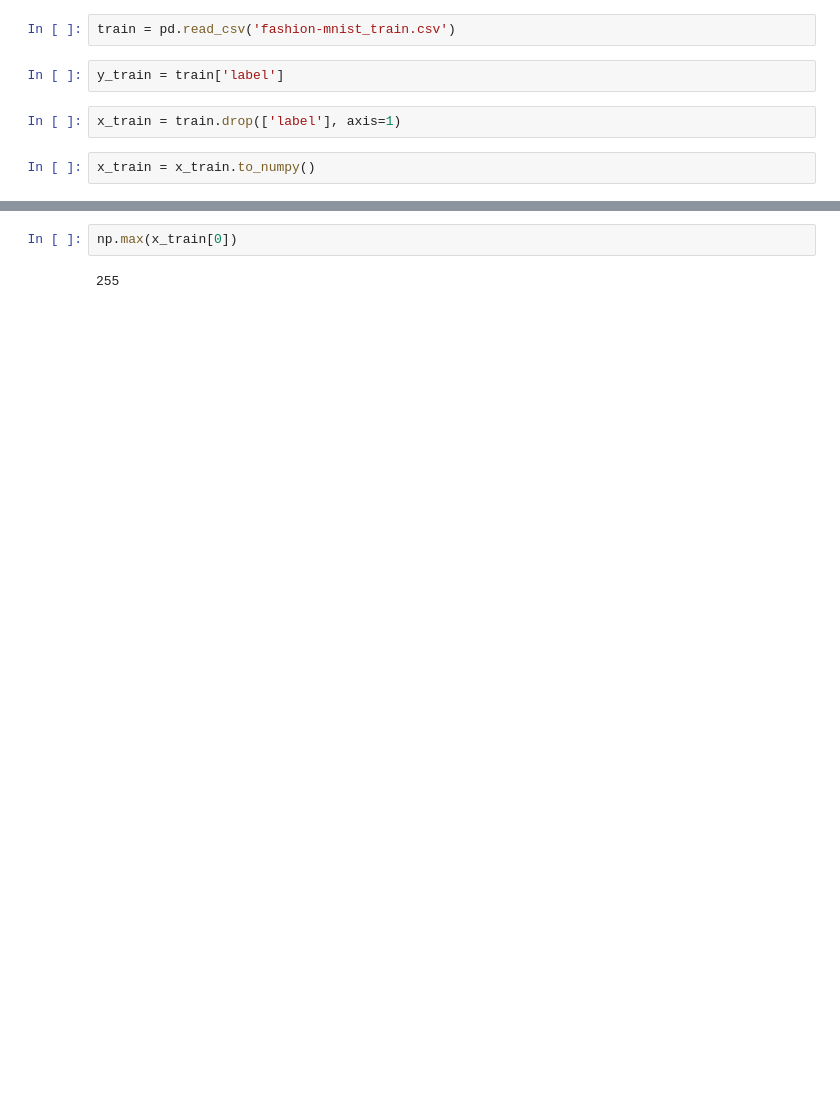
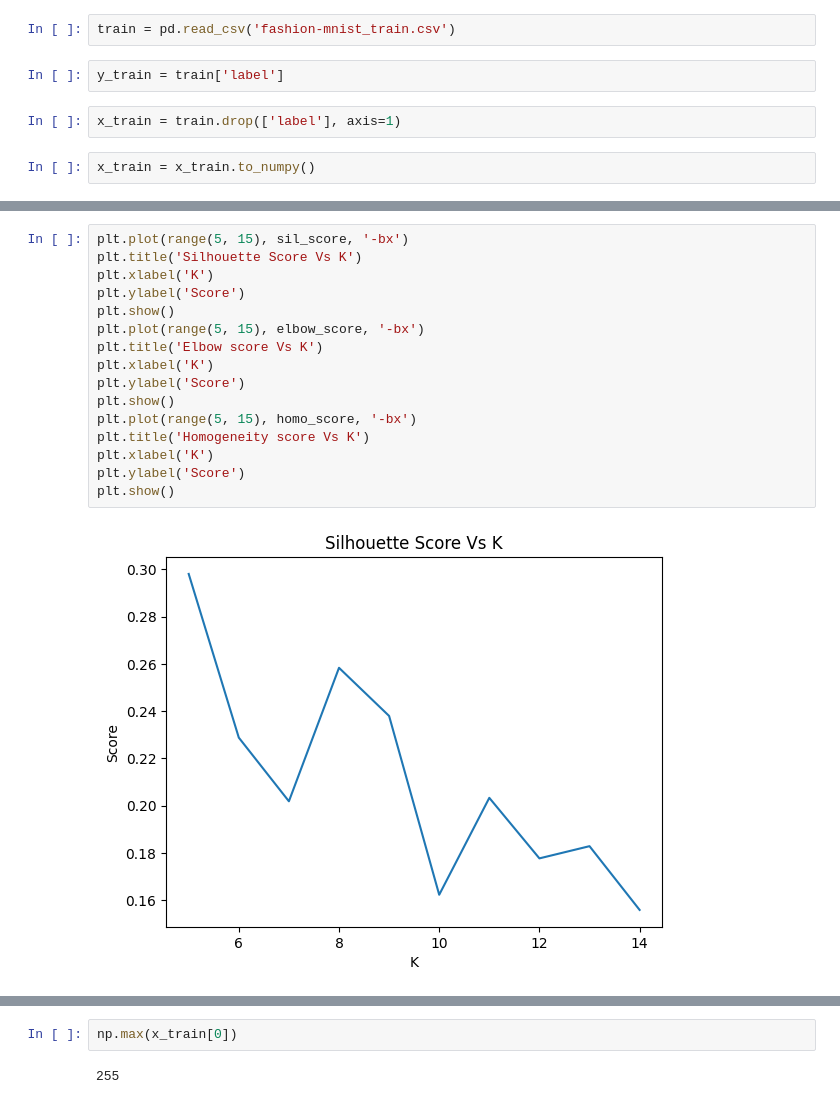
Before and after one commit to kanishk779/SMAI-2, a Jupyter notebook: question1.ipynb, the cells around one changed output, grey strips where cells are left out. Drawn from its saved outputs; the diff is of its cells as text; blank space fills up the shorter version.

```diff
--- a/question1.ipynb
+++ b/question1.ipynb
@@ -397,0 +420,18 @@ x_train = x_train.to_numpy()
+# %%
+plt.plot(range(5, 15), sil_score, '-bx')
+plt.title('Silhouette Score Vs K')
+plt.xlabel('K')
+plt.ylabel('Score')
+plt.show()
+plt.plot(range(5, 15), elbow_score, '-bx')
+plt.title('Elbow score Vs K')
+plt.xlabel('K')
+plt.ylabel('Score')
+plt.show()
+plt.plot(range(5, 15), homo_score, '-bx')
+plt.title('Homogeneity score Vs K')
+plt.xlabel('K')
+plt.ylabel('Score')
+plt.show()
+# %% [output]
+[figure, added]
```
Also changed, not shown: parts of 26 cells of this notebook.
